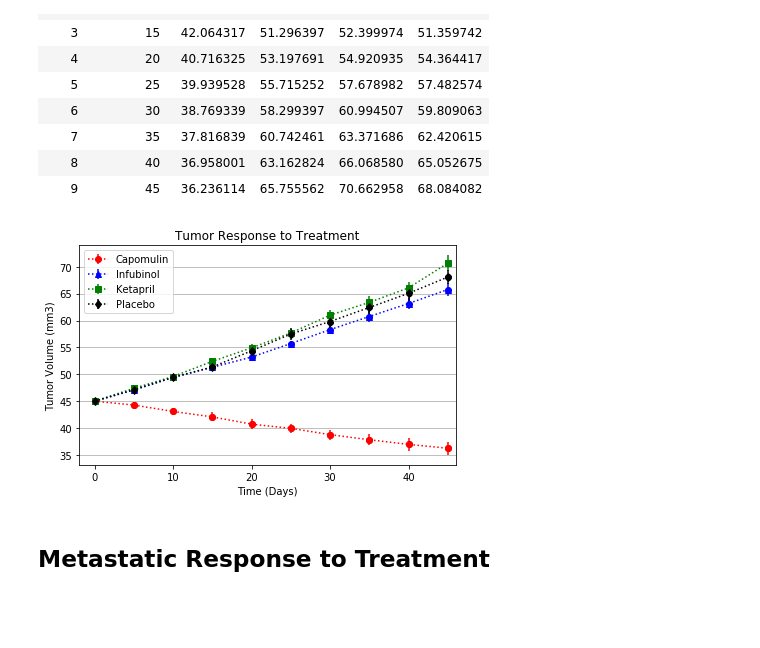
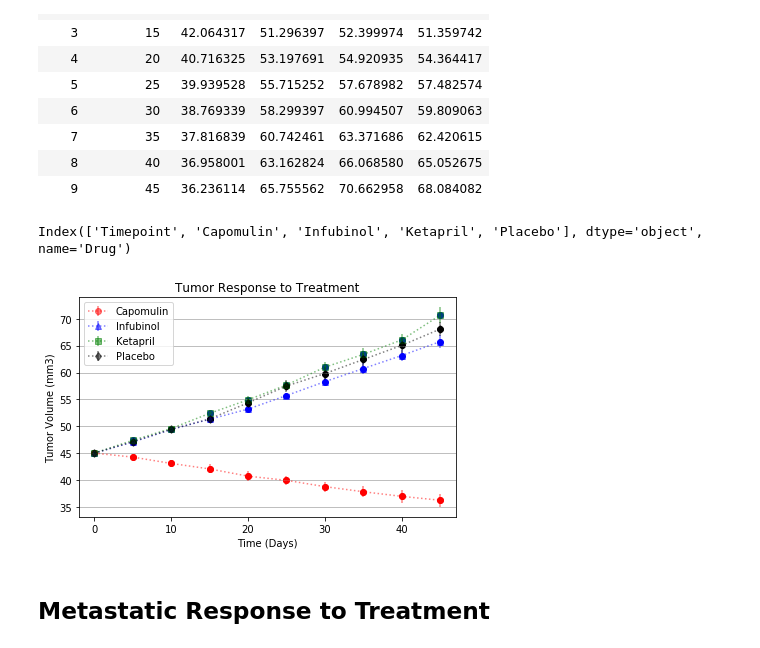
Before and after one commit to nadireag/matplotlib-challenge, a Jupyter notebook: Pymaceuticals/pymaceuticals.ipynb, the cells around one changed output. Cells and saved outputs as stored; diff of their text form; code cells hidden in the pictures; blank space fills up the shorter version.

```diff
--- a/Pymaceuticals/pymaceuticals.ipynb
+++ b/Pymaceuticals/pymaceuticals.ipynb
@@ -22,18 +22,10 @@ clinical_data = pd.read_csv(clinical_file)
 ##### Combined dataset
 # %%
 # Combine the data into a single dataset by mouse id
-clinical_mouse_data = pd.merge(clinical_data, mouse_data, on = "Mouse ID", how = "outer")
+clinical_mouse_data = pd.merge(clinical_data, mouse_data, on = "Mouse ID", how = "left")
 
-# Select rows
-c_info = clinical_mouse_data.loc[clinical_mouse_data["Timepoint"] == 0,:]
-
-#clinical_mouse_data.head()
-
-# Reset the index after selecting desired rows
-clinical = c_info.reset_index(drop=True)
-
-# Display the dataframe
-clinical.head()
+# Display the combined data
+clinical_mouse_data.head()
 # %% [output]
 |  | Mouse ID | Timepoint | Tumor Volume (mm3) | Metastatic Sites | Drug |
 | 0 | b128 | 0 | 45.0 | 0 | Capomulin |
@@ -156,48 +129,44 @@ drug_info
 | 7 | 35 | 37.816839 | 60.742461 | 63.371686 | 62.420615 |
 | 8 | 40 | 36.958001 | 63.162824 | 66.068580 | 65.052675 |
 | 9 | 45 | 36.236114 | 65.755562 | 70.662958 | 68.084082 |
+# %%
+drug_info.columns
+# %% [output]
+Index(['Timepoint', 'Capomulin', 'Infubinol', 'Ketapril', 'Placebo'], dtype='object', name='Drug')
 # %%
 # Generate the Plot (with Error Bars)
 
-#ax = drug_info.plot(kind = "scatter", x="Timepoint", y="Capomulin", color = "red", label="Capomulin")
-
 # Create scatter plot for Capomulin values
-capomulin = plt.scatter(drug_info["Timepoint"], drug_info["Capomulin"], color = "red")
-plt.errorbar(drug_info["Timepoint"],drug_info["Capomulin"], yerr=errors1, color = "red", fmt = "o", linestyle = ":", label = "Capomulin")
+capomulin = plt.scatter(drug_info["Timepoint"], drug_info["Capomulin"], color="red")
+plt.errorbar(drug_info["Timepoint"],drug_info["Capomulin"], yerr=errors1, color="red", alpha=0.5, fmt="o", linestyle=":", label="Capomulin")
 
 # Create a scatter plot for Infubinol values
-infubinol = plt.scatter(drug_info["Timepoint"], drug_info["Infubinol"], color = "blue")
-plt.errorbar(drug_info["Timepoint"],drug_info["Infubinol"], yerr=errors2, color = "blue", fmt = "^", linestyle = ":", label = "Infubinol")
+infubinol = plt.scatter(drug_info["Timepoint"], drug_info["Infubinol"], color="blue")
+plt.errorbar(drug_info["Timepoint"],drug_info["Infubinol"], yerr=errors2, color="blue", alpha=0.5, fmt="^", linestyle=":", label="Infubinol")
 
 # Create a scatter plot for Ketapril values
 ketapril = plt.scatter(drug_info["Timepoint"], drug_info["Ketapril"], color = "blue")
-plt.errorbar(drug_info["Timepoint"],drug_info["Ketapril"], yerr=errors3, color = "green", fmt = "s", linestyle = ":", label = "Ketapril")
+plt.errorbar(drug_info["Timepoint"],drug_info["Ketapril"], yerr=errors3, color ="green", alpha=0.5, fmt="s", linestyle=":", label="Ketapril")
 
 # Create a scatter plot for Placebo values
-placebo = plt.scatter(drug_info["Timepoint"], drug_info["Placebo"], color = "black")
-plt.errorbar(drug_info["Timepoint"],drug_info["Placebo"], yerr=errors4, color = "black", fmt = "d", linestyle = ":", label = "Placebo")
+placebo = plt.scatter(drug_info["Timepoint"], drug_info["Placebo"], color="black")
+plt.errorbar(drug_info["Timepoint"],drug_info["Placebo"], yerr=errors4, color="black", alpha=0.5, fmt="d", linestyle=":", label="Placebo")
 
 
 # Add labels and limits to the plot
 plt.grid(axis="y")
-plt.xlim(-2, max(drug_info["Timepoint"]) + 1)
+plt.xlim(-2, max(drug_info["Timepoint"]) + 2)
 plt.xlabel("Time (Days)")
 plt.ylabel("Tumor Volume (mm3)")
 plt.title("Tumor Response to Treatment")
 plt.legend(loc="best", fancybox=True)
 
-
-# Create the plot
-#ax = drug_df.plot(kind = "line")
-
-
-
 # Save the Figure
 plt.tight_layout()
-plt.savefig("Images/change.png")
+plt.savefig("../Images/change.png")
 plt.show()
 # %% [output]
-[figure, old version]
+[figure, new version]
 # %% [markdown]
 ## Metastatic Response to Treatment
 # %%
```
Also changed, not shown: parts of 25 cells of this notebook, 6 other files.
